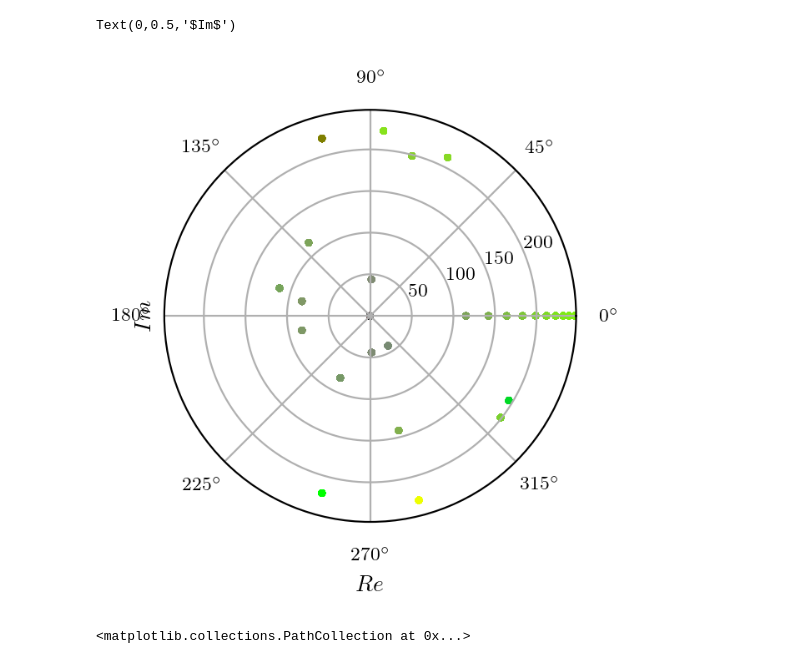
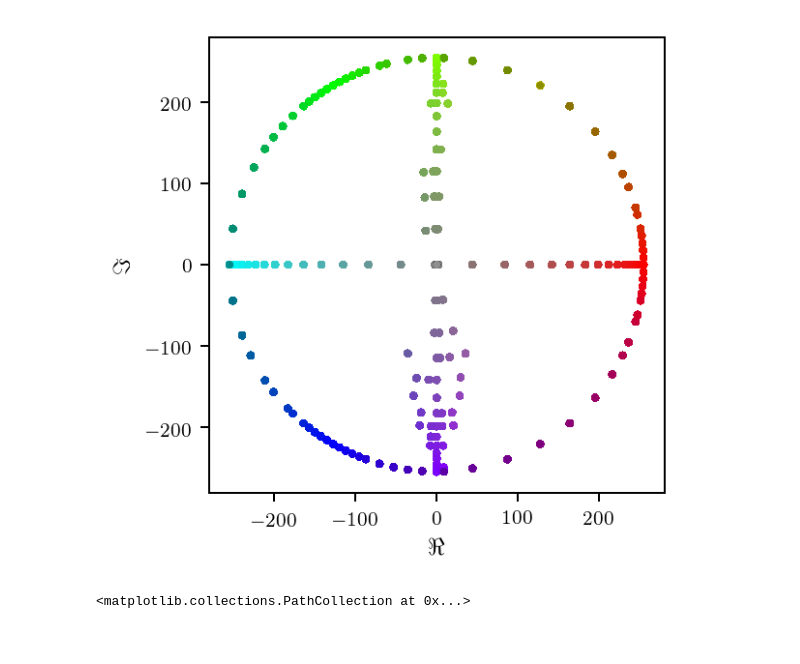
Before and after one commit to CVMethods/thesis_notebooks, a Jupyter notebook: Ch4_Color images spectral analysis_figures.ipynb, the cells around one changed output. Saved outputs shown, nothing was run; the diff lists cells and outputs as text; code cells hidden in the pictures.

```diff
--- a/Ch4_Color images spectral analysis_figures.ipynb
+++ b/Ch4_Color images spectral analysis_figures.ipynb
@@ -206,27 +398,27 @@ def img2complex_colorspace(img, color_space):
 # %%
 color_space = 'HS'
-lum, chrom_r, chrom_i = img2complex_colorspace(img_orig, color_space)
+lum, chrom_r, chrom_i = img2complex_colorspace(img_orig_same_freq, color_space)
 
 
-rgb_color_pixels = img_orig.reshape((rows* cols, channels))
+rgb_color_pixels = img_orig_same_freq.reshape((rows* cols, channels))
 R = rgb_color_pixels[:, 0]
 G = rgb_color_pixels[:, 1]
 B = rgb_color_pixels[:, 2]
 
-hexcode = [hexencode(rgb_color_pixels[i]) for i in range(rows* cols)]
+hexcode = [hexencode(rgb_color_pixels[i]) for i in range(rows*cols)]
 circ_x = chrom_r
 circ_y = chrom_i
 
-plt.figure(figsize=set_size(width=width_pt, fraction=1), dpi=200)
-# ax = fig.add_subplot(111, projection='polar')
-ax = plt.subplot(121, projection='polar')
+plt.figure(figsize=set_size(width=width_pt, fraction=0.8), dpi=180)
+ax = plt.subplot(111)
 plt.scatter(circ_x, circ_y, s=10, alpha = .25, c=hexcode, lw=0)
 plt.gca().set_aspect('equal', 'box')
-plt.xlabel(r'$Re$', fontsize=10)
-plt.ylabel(r'$Im$', fontsize=10)
+plt.xlabel(r'$\Re$')
+plt.ylabel(r'$\Im$')
+# plt.savefig(output_dir + 'color_complex_plane.pdf', format='pdf', bbox_inches='tight')
+# plt.savefig('color_complex_plane.pdf', format='pdf', bbox_inches='tight')
 # %% [output]
-Text(0,0.5,'$Im$')
-[figure, old version]
+[figure, new version]
 # %%
 # Fixing random state for reproducibility
 np.random.seed(19680801)
```
Also changed, not shown: parts of 6 cells of this notebook, 8 other files.
